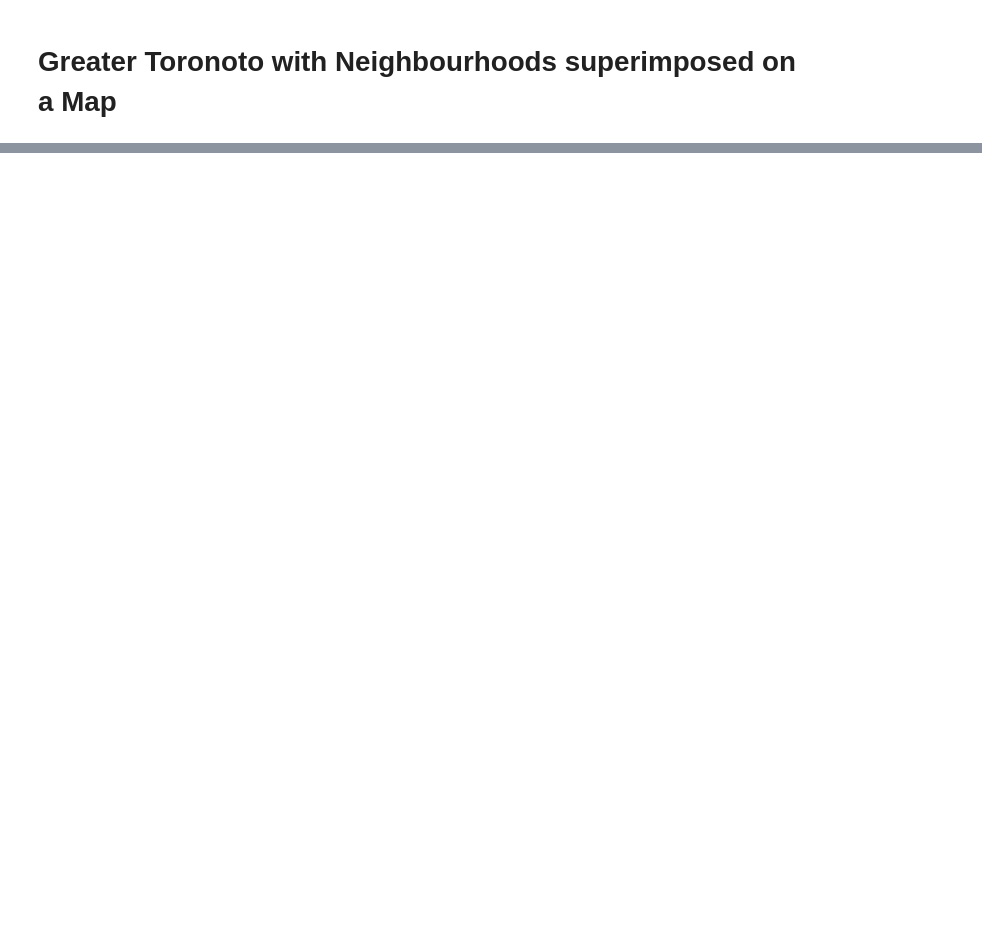
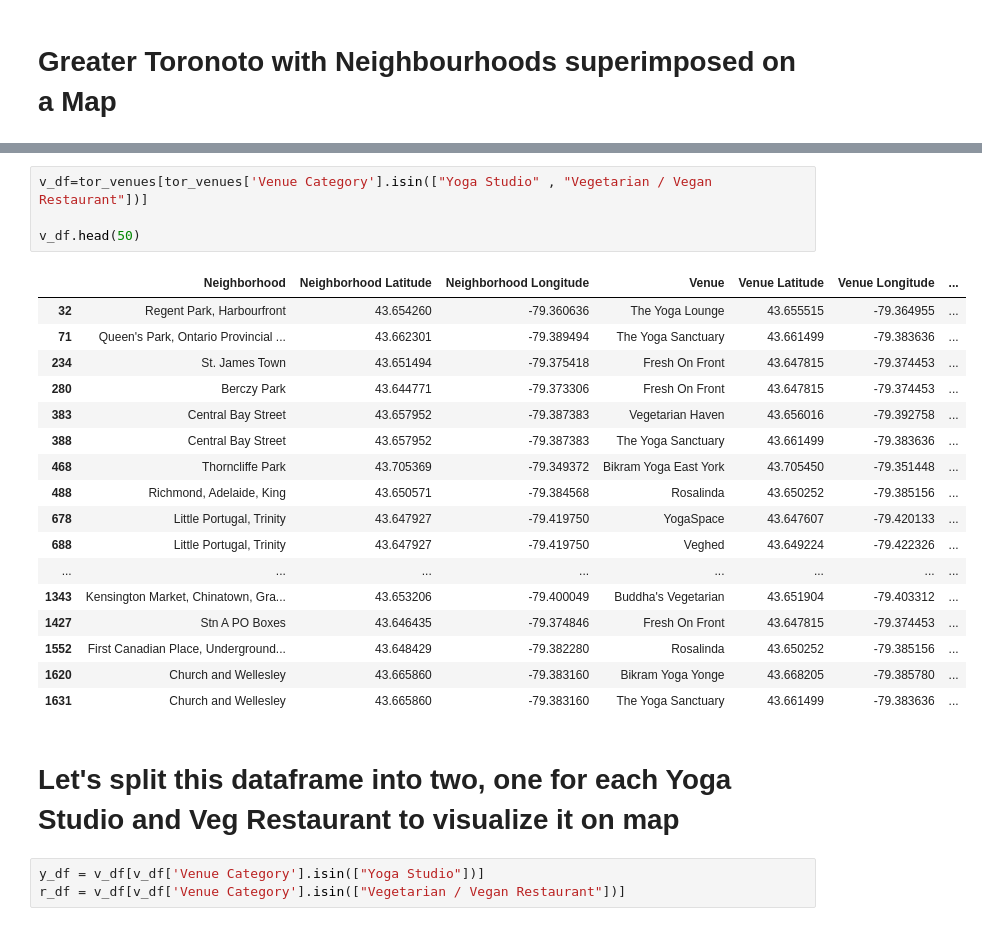
Before and after one commit to sanjeetmanchanda/Coursera_Capstone, a Jupyter notebook: Coursera_Capstone_notebook copy 1.ipynb, the cells around one changed output, grey strips where cells are left out. Drawn from its saved outputs; the diff is of its cells as text; blank space fills up the shorter version.

Commit message:
Published from Watson Studio.

```diff
--- a/Coursera_Capstone_notebook copy 1.ipynb
+++ b/Coursera_Capstone_notebook copy 1.ipynb
@@ -203,0 +366,27 @@ map_GTA
+# %%
+v_df=tor_venues[tor_venues['Venue Category'].isin(["Yoga Studio" , "Vegetarian / Vegan Restaurant"])]
+
+v_df.head(50)
+# %% [output]
+|  | Neighborhood | Neighborhood Latitude | Neighborhood Longitude | Venue | Venue Latitude | Venue Longitude | ... |
+| 32 | Regent Park, Harbourfront | 43.654260 | -79.360636 | The Yoga Lounge | 43.655515 | -79.364955 | ... |
+| 71 | Queen's Park, Ontario Provincial ... | 43.662301 | -79.389494 | The Yoga Sanctuary | 43.661499 | -79.383636 | ... |
+| 234 | St. James Town | 43.651494 | -79.375418 | Fresh On Front | 43.647815 | -79.374453 | ... |
+| 280 | Berczy Park | 43.644771 | -79.373306 | Fresh On Front | 43.647815 | -79.374453 | ... |
+| 383 | Central Bay Street | 43.657952 | -79.387383 | Vegetarian Haven | 43.656016 | -79.392758 | ... |
+| 388 | Central Bay Street | 43.657952 | -79.387383 | The Yoga Sanctuary | 43.661499 | -79.383636 | ... |
+| 468 | Thorncliffe Park | 43.705369 | -79.349372 | Bikram Yoga East York | 43.705450 | -79.351448 | ... |
+| 488 | Richmond, Adelaide, King | 43.650571 | -79.384568 | Rosalinda | 43.650252 | -79.385156 | ... |
+| 678 | Little Portugal, Trinity | 43.647927 | -79.419750 | YogaSpace | 43.647607 | -79.420133 | ... |
+| 688 | Little Portugal, Trinity | 43.647927 | -79.419750 | Veghed | 43.649224 | -79.422326 | ... |
+| ... | ... | ... | ... | ... | ... | ... | ... |
+| 1343 | Kensington Market, Chinatown, Gra... | 43.653206 | -79.400049 | Buddha's Vegetarian | 43.651904 | -79.403312 | ... |
+| 1427 | Stn A PO Boxes | 43.646435 | -79.374846 | Fresh On Front | 43.647815 | -79.374453 | ... |
+| 1552 | First Canadian Place, Underground... | 43.648429 | -79.382280 | Rosalinda | 43.650252 | -79.385156 | ... |
+| 1620 | Church and Wellesley | 43.665860 | -79.383160 | Bikram Yoga Yonge | 43.668205 | -79.385780 | ... |
+| 1631 | Church and Wellesley | 43.665860 | -79.383160 | The Yoga Sanctuary | 43.661499 | -79.383636 | ... |
+# %% [markdown]
+# Let's split this dataframe into two, one for each Yoga Studio and Veg Restaurant to visualize it on map
+# %%
+y_df = v_df[v_df['Venue Category'].isin(["Yoga Studio"])]
+r_df = v_df[v_df['Venue Category'].isin(["Vegetarian / Vegan Restaurant"])]
```
Also changed, not shown: parts of 37 cells of this notebook.
